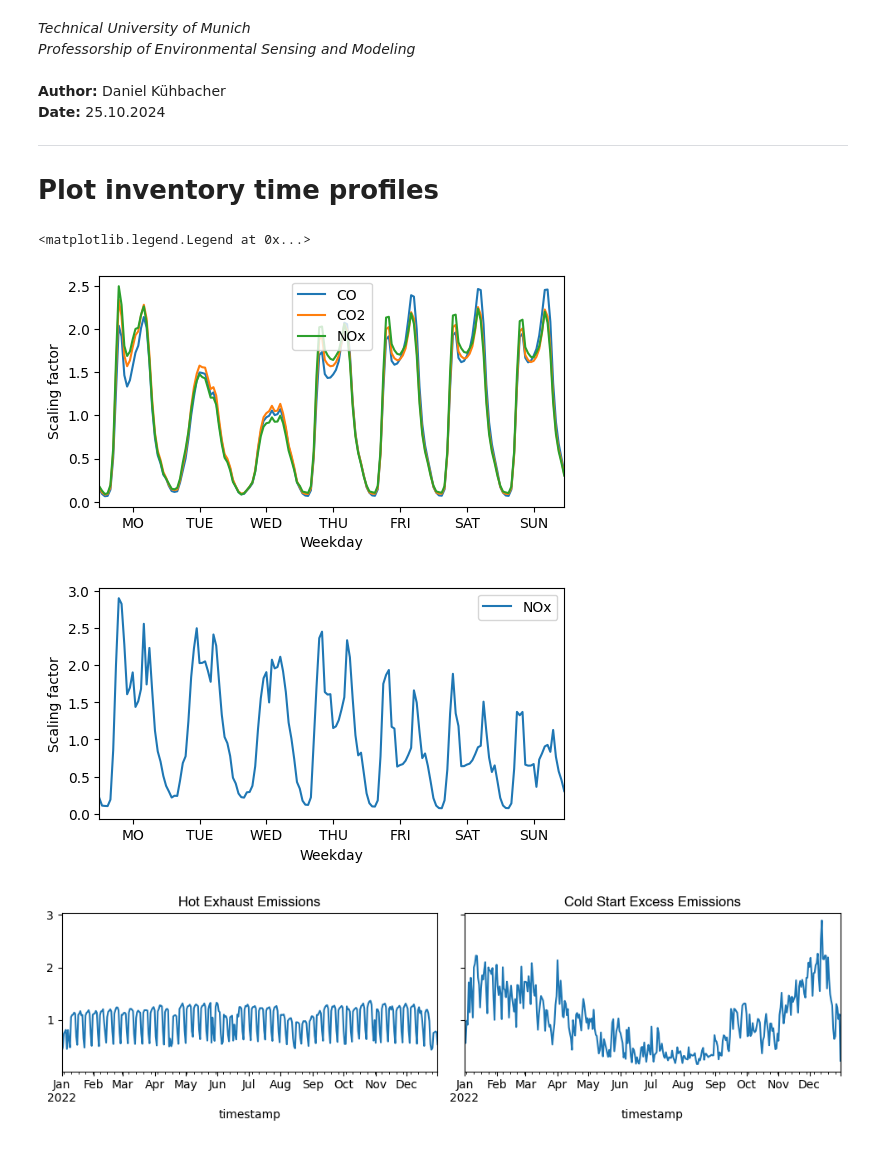
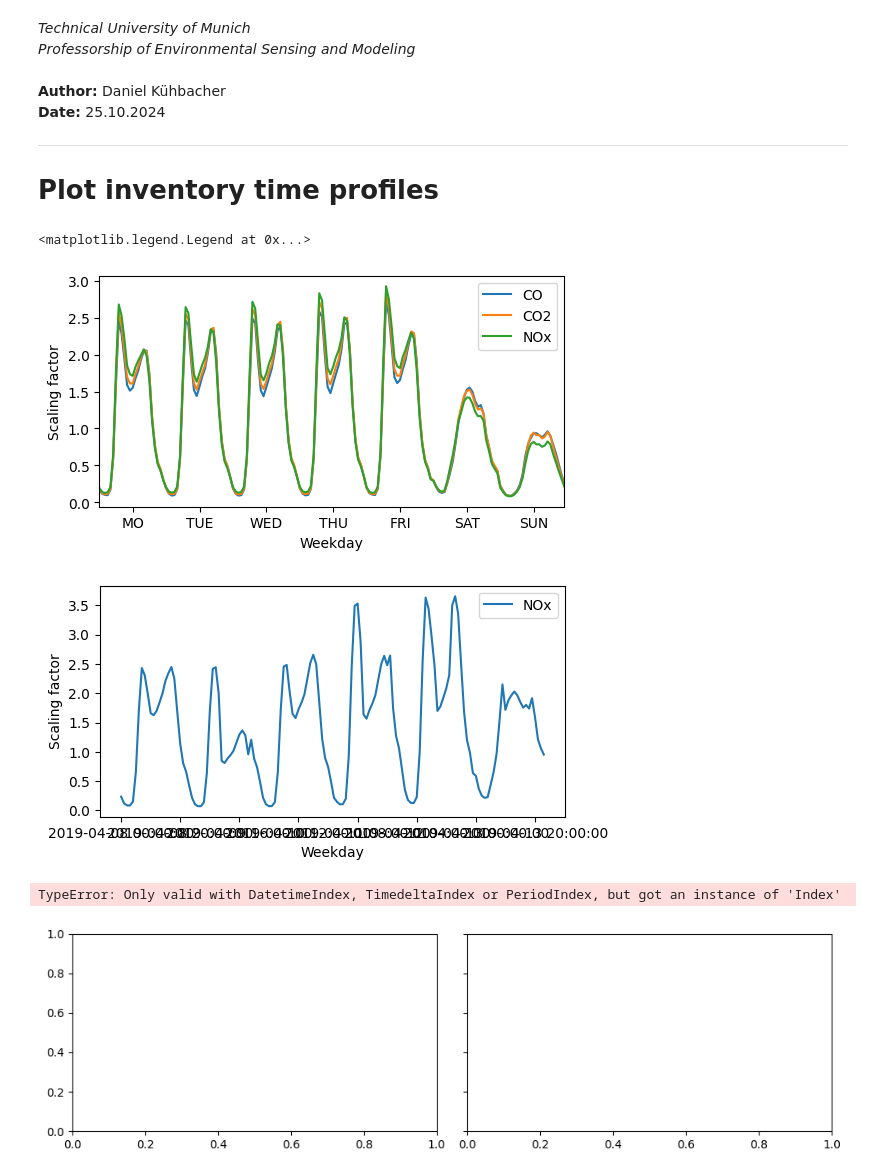
Before and after one commit to tum-esm/drive-inventory, a Jupyter notebook: notebooks/plotting and diagnostics/plot_inventory_timeprofiles.ipynb, the cells around one changed output. Saved outputs shown, nothing was run; the diff lists cells and outputs as text; code cells hidden in the pictures.

```diff
--- a/notebooks/plotting and diagnostics/plot_inventory_timeprofiles.ipynb
+++ b/notebooks/plotting and diagnostics/plot_inventory_timeprofiles.ipynb
@@ -22,29 +22,29 @@ import matplotlib.dates as mdates
 sys.path.append('../../utils')
 import data_paths
 # %%
+year = 2019
 folderpath = data_paths.INVENTORY_PATH + 'temporal_profiles/'
 
-profile_fname = f'temporal_profile_NOx_2022.csv'
+profile_fname = f'GNFR_F_hot_timeprofile_{year}.csv'
 temp_profile = pd.read_csv(folderpath + profile_fname)
 temp_profile['timestamp'] = pd.to_datetime(temp_profile['timestamp'])
 temp_profile = temp_profile.set_index(['component', 'year', 'timestamp']).sort_index()
 
 
-cold_start_profile = 'cold_start_temporal_profile_NOx_2022.csv'
+cold_start_profile = f'GNFR_F_cold_timeprofile_{year}.csv'
 temp_cold_start = pd.read_csv(folderpath + cold_start_profile)
-temp_cold_start['timestamp'] = pd.to_datetime(temp_cold_start['Unnamed: 0'])
 temp_cold_start.set_index('timestamp', inplace=True)
 # %%
 fig, ax = plt.subplots(figsize=(6, 3))
 
-start_time = '2022-04-08'
-end_time = '2022-04-14'
+start_time = f'{year}-04-08'
+end_time = f'{year}-04-14'
 
-temp_profile.loc['CO', '2022'].loc[start_time:end_time]\
+temp_profile.loc['CO', year].loc[start_time:end_time]\
     ['scaling_factor'].plot(ax = ax, label = 'CO')
-temp_profile.loc['CO2(rep)', '2022'].loc[start_time:end_time]\
+temp_profile.loc['CO2(rep)', year].loc[start_time:end_time]\
     ['scaling_factor'].plot(ax = ax, label = 'CO2')
-temp_profile.loc['NOx', '2022'].loc[start_time:end_time]\
+temp_profile.loc['NOx', year].loc[start_time:end_time]\
     ['scaling_factor'].plot(ax = ax, label = 'NOx')
 
 xticks = pd.date_range(start_time + ' 12:00', end_time + ' 12:00', freq='D')
@@ -59,34 +59,35 @@ ax.set_ylabel('Scaling factor')
 plt.legend()
 # %% [output]
 <matplotlib.legend.Legend at 0x...>
-[figure, old version]
+[figure, new version]
 # %%
 # now plot cold start emission timeprofiles
 
 fig, ax = plt.subplots(figsize=(6, 3))
 
-start_time = '2022-04-08'
-end_time = '2022-04-14'
+start_time = f'{year}-04-08'
+end_time = f'{year}-04-14'
 
-temp_cold_start['NOx'].loc[start_time : end_time].plot(ax = ax, label = 'NOx')
+temp_cold_start[temp_cold_start['component']=='NOx']['scaling_factor']\
+    .loc[start_time : end_time].plot(ax = ax, label = 'NOx')
 #temp_cold_start['NOx'].loc[start_time : end_time].plot(ax = ax, label = 'NOx')
 #temp_cold_start['CO'].loc[start_time : end_time].plot(ax = ax, label = 'CO')
 
 
-xticks = pd.date_range(start_time + ' 12:00', end_time + ' 12:00', freq='D')
-ax.set_xticks(xticks)
-ax.set_xticklabels(['MO', 'TUE', 'WED', 'THU', 'FRI', 'SAT', 'SUN'])
+#xticks = pd.date_range(start_time + ' 12:00', end_time + ' 12:00', freq='D')
+#ax.set_xticks(xticks)
+#ax.set_xticklabels(['MO', 'TUE', 'WED', 'THU', 'FRI', 'SAT', 'SUN'])
 # Set major formatter to display the day of the week (Monday to Sunday)
 plt.minorticks_off()
 plt.xticks()
 
 ax.set_xlabel('Weekday')
 ax.set_ylabel('Scaling factor')
 plt.legend()
 
 plt.show()
 # %% [output]
-[figure, old version]
+[figure, new version]
 # %%
 # make a combiend plot
 fig, ax = plt.subplots(1,2, figsize=(10, 3), sharey=True, tight_layout=True)
@@ -95,7 +96,7 @@ start_time = '2022-01-01'
 end_time = '2022-12-31'
 
 
-temp_cold_start['NOx'].loc[start_time : end_time].resample('1d').mean().plot(ax = ax[1], label = 'CO2')
+temp_cold_start[temp_cold_start['component']=='CO2'].loc[start_time : end_time].resample('1d').mean().plot(ax = ax[1], label = 'CO2')
 #temp_cold_start['NOx'].loc[start_time : end_time].plot(ax = ax[1], label = 'NOx')
 #temp_cold_start['CO'].loc[start_time : end_time].plot(ax = ax[1], label = 'CO')
 
@@ -123,7 +124,8 @@ ax[1].set_title('Cold Start Excess Emissions',font = 'Helvetica', fontsize = 12)
 #plt.legend()
 plt.show()
 # %% [output]
+TypeError: Only valid with DatetimeIndex, TimedeltaIndex or PeriodIndex, but got an instance of 'Index'
-[figure, old version]
+[figure, new version]
 # %%
 # make a combiend plot
 fig, ax = plt.subplots(2,1, figsize=(10, 5), sharex=True, tight_layout=True)
```
Also changed, not shown: parts of 2 cells of this notebook, 1 other file.
